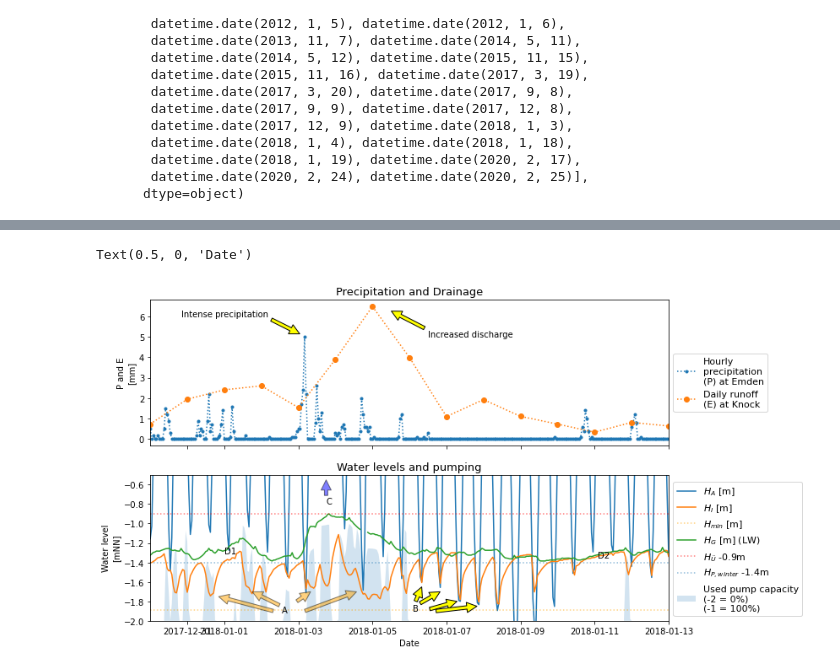
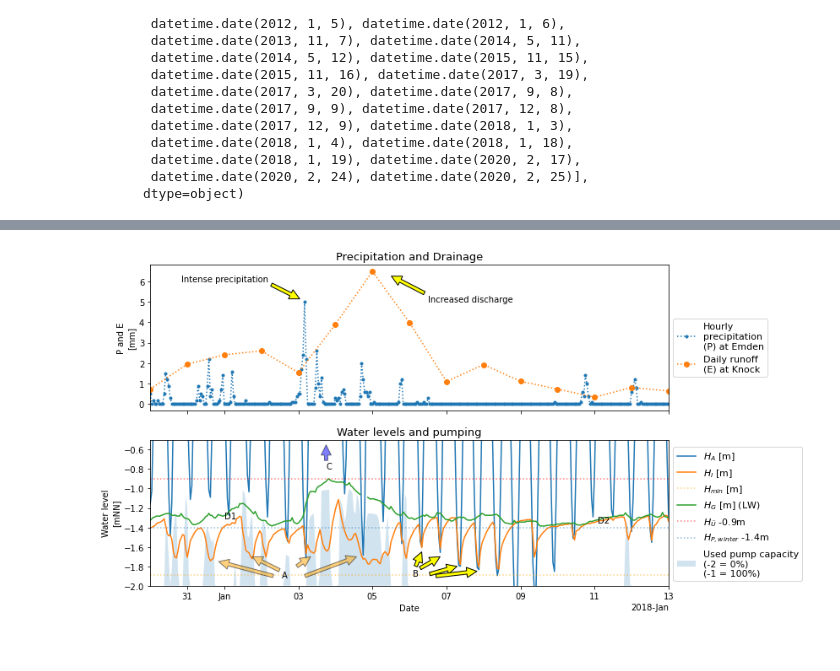
Before and after one commit to jonaslenz/RUINSapp, a Jupyter notebook: extreme analysis/01_event_selection.ipynb, the cells around one changed output, grey strips where cells are left out. Cells and saved outputs as stored; diff of their text form; code cells hidden in the pictures.

Commit message:
nicer date formating in figures

```diff
--- a/extreme analysis/01_event_selection.ipynb
+++ b/extreme analysis/01_event_selection.ipynb
@@ -169,32 +172,33 @@ ax[1].annotate('B', xy=(t1+datetime.timedelta(hours = 188), -1.7),
 ax[1].annotate('', xy=(t1+datetime.timedelta(hours = 199), -1.80),
                 xytext=(t1+datetime.timedelta(hours = 181), -1.88),arrowprops=dict(facecolor='yellow',
                                 shrink=0.01),xycoords="data",)
 ax[1].annotate('', xy=(t1+datetime.timedelta(hours = 212), -1.85),
                 xytext=(t1+datetime.timedelta(hours = 185), -1.9),arrowprops=dict(facecolor='yellow',
                                 shrink=0.01),xycoords="data",)
 
 ax[1].annotate('A', xy=(t1+datetime.timedelta(hours = 66), -1.7),
                 xytext=(t1+datetime.timedelta(hours = 85), -1.92),arrowprops=dict(facecolor='orange',
                                 shrink=0.01,alpha = 0.5),xycoords="data",)
 ax[1].annotate('', xy=(t1+datetime.timedelta(hours = 44), -1.75),
                 xytext=(t1+datetime.timedelta(hours = 80), -1.9),arrowprops=dict(facecolor='orange',
                                 shrink=0.01,alpha = 0.5),xycoords="data",)
 ax[1].annotate('', xy=(t1+datetime.timedelta(hours = 104), -1.7),
                 xytext=(t1+datetime.timedelta(hours = 95), -1.8),arrowprops=dict(facecolor='orange',
                                 shrink=0.01,alpha = 0.5),xycoords="data",)
 ax[1].annotate('', xy=(t1+datetime.timedelta(hours = 134), -1.7),
                 xytext=(t1+datetime.timedelta(hours = 100), -1.9),arrowprops=dict(facecolor='orange',
                                 shrink=0.01,alpha = 0.5),xycoords="data",)
 
 ax[1].annotate('C', xy=(t1+datetime.timedelta(hours = 114), -0.55),
                 xytext=(t1+datetime.timedelta(hours = 114), -0.8),arrowprops=dict(facecolor='blue',
                                 shrink=0.01,alpha = 0.5),xycoords="data",)
 
 ax[1].annotate('D1', xy = (t1+datetime.timedelta(hours = 54), -1.35),xytext=(t1+datetime.timedelta(hours = 48), -1.31) ,xycoords="data")
 ax[1].annotate('D2', xy = (t1+datetime.timedelta(hours = 290), -1.35),xytext=(t1+datetime.timedelta(hours = 290), -1.35) ,xycoords="data")
 
 #    ax[2] = plt.subplot(312, sharex = ax[0])
 ax[1].set_xlabel('Date')
+ax[1].xaxis.set_major_formatter(
+        mdates.ConciseDateFormatter(ax[1].xaxis.get_major_locator()))
 # %% [output]
-Text(0.5, 0, 'Date')
-[figure, old version]
+[figure, new version]
```
Also changed, not shown: parts of 3 cells of this notebook.
